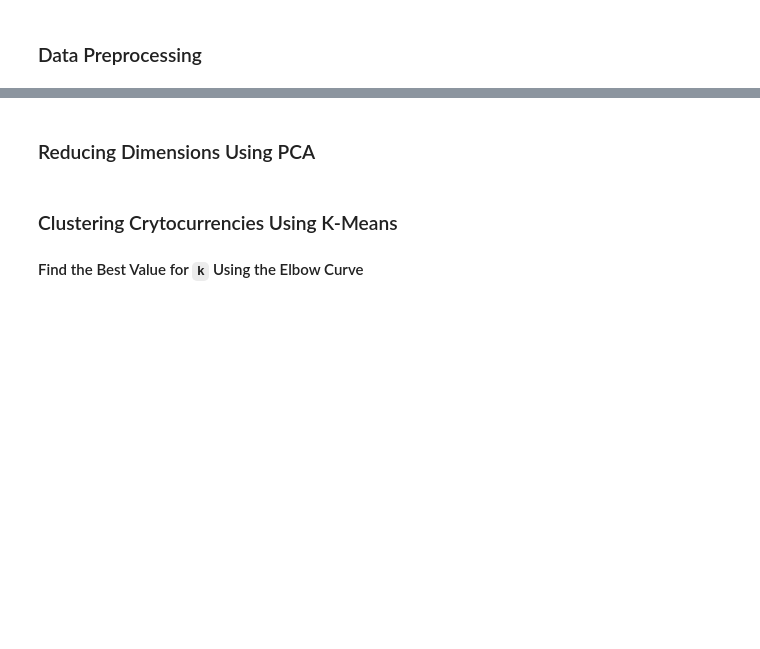
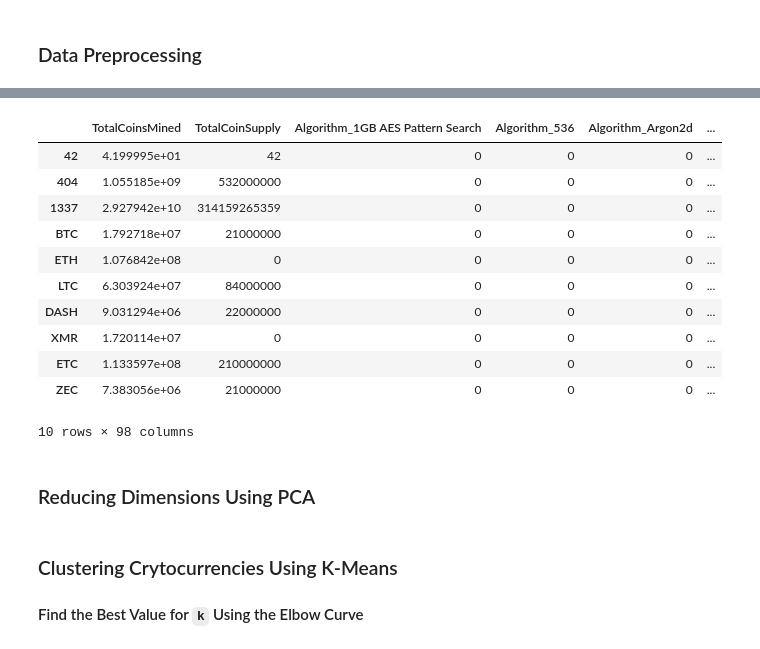
Before and after one commit to farmerplants/AWS_HW, a Jupyter notebook: Resources and Solutions/crypto_clustering.ipynb, the cells around one changed output, grey strips where cells are left out. Cells and saved outputs as stored; diff of their text form; code cells hidden in the pictures; blank space fills up the shorter version.

```diff
--- a/Resources and Solutions/crypto_clustering.ipynb
+++ b/Resources and Solutions/crypto_clustering.ipynb
@@ -36,2 +77,4 @@ url = "https://min-api.cryptocompare.com/data/all/coinlist"
 # %%
 # Remove rows with at least 1 null value
+crypto_df = crypto_df.dropna()
+crypto_df
@@ -38,2 +95,4 @@ url = "https://min-api.cryptocompare.com/data/all/coinlist"
 # %%
 # Remove rows with cryptocurrencies having no coins mined
+crypto_df = crypto_df[crypto_df['TotalCoinsMined'] > 0]
+crypto_df
@@ -40,2 +113,4 @@ url = "https://min-api.cryptocompare.com/data/all/coinlist"
 # %%
 # Drop rows where there are 'N/A' text values
+crypto_df = crypto_df[crypto_df.iloc[:] != 'N/A'].dropna()
+crypto_df
@@ -44,2 +148,4 @@ url = "https://min-api.cryptocompare.com/data/all/coinlist"
 # %%
-# Drop the 'CoinName' column since it's not going to be used on the clustering algorithm
+# Drop the 'CoinName' column in the crypto_df since it's not going to be used on the clustering algorithm
+crypto_df = crypto_df.drop(columns=['CoinName'])
+crypto_df.head()
@@ -46,4 +159,19 @@ url = "https://min-api.cryptocompare.com/data/all/coinlist"
 # %%
 # Create dummy variables for text features
+X = pd.get_dummies(crypto_df, columns=['Algorithm', 'ProofType'])
+X.head(10)
+# %% [output]
+|  | TotalCoinsMined | TotalCoinSupply | Algorithm_1GB AES Pattern Search | Algorithm_536 | Algorithm_Argon2d | ... |
+| 42 | 4.199995e+01 | 42 | 0 | 0 | 0 | ... |
+| 404 | 1.055185e+09 | 532000000 | 0 | 0 | 0 | ... |
+| 1337 | 2.927942e+10 | 314159265359 | 0 | 0 | 0 | ... |
+| BTC | 1.792718e+07 | 21000000 | 0 | 0 | 0 | ... |
+| ETH | 1.076842e+08 | 0 | 0 | 0 | 0 | ... |
+| LTC | 6.303924e+07 | 84000000 | 0 | 0 | 0 | ... |
+| DASH | 9.031294e+06 | 22000000 | 0 | 0 | 0 | ... |
+| XMR | 1.720114e+07 | 0 | 0 | 0 | 0 | ... |
+| ETC | 1.133597e+08 | 210000000 | 0 | 0 | 0 | ... |
+| ZEC | 7.383056e+06 | 21000000 | 0 | 0 | 0 | ... |
+10 rows × 98 columns
 # %%
 # Standardize data
```
Also changed, not shown: parts of 15 cells of this notebook.
